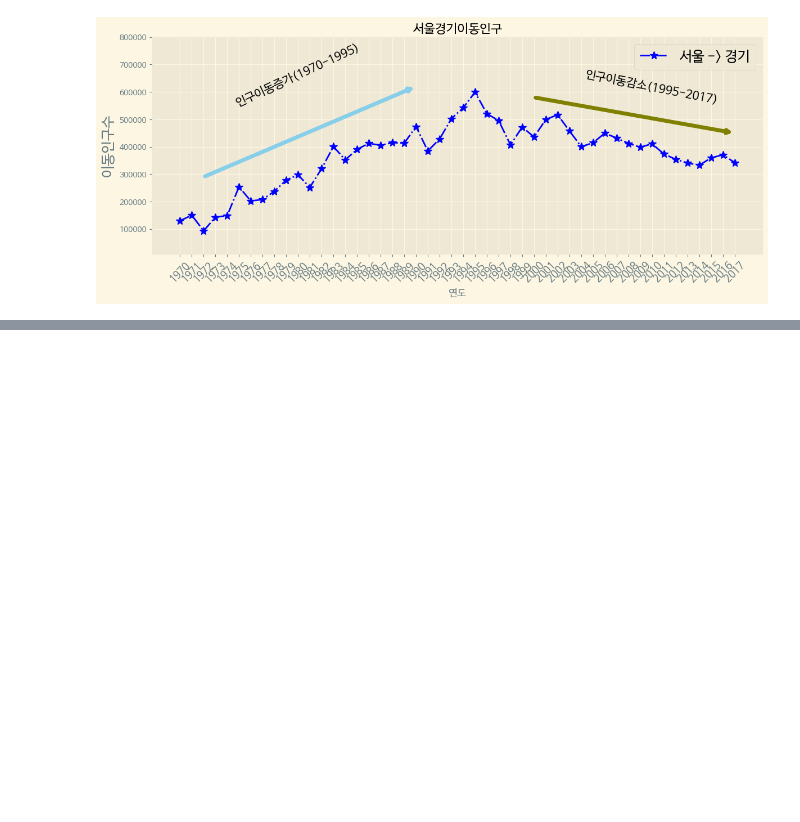
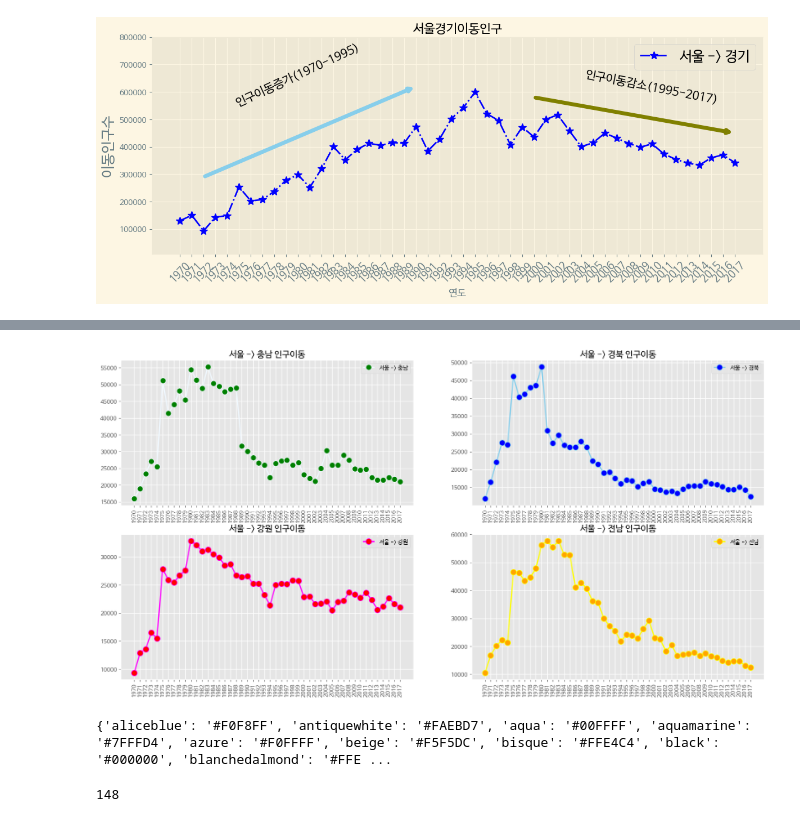
Before and after one commit to kyw801126/702_python, a Jupyter notebook: pandas_matplot_style231107.ipynb, the cells around one changed output, grey strips where cells are left out. Cells and saved outputs as stored; diff of their text form; code cells hidden in the pictures; blank space fills up the shorter version.

```diff
--- a/pandas_matplot_style231107.ipynb
+++ b/pandas_matplot_style231107.ipynb
@@ -168,0 +174,37 @@ plt.show()
+# %%
+import warnings
+warnings.filterwarnings("ignore")
+# 그래프 객체 생성
+plt.style.use('ggplot')
+fig = plt.figure(figsize=(20, 10))
+ax1 = fig.add_subplot(2, 2, 1)
+ax2 = fig.add_subplot(2, 2, 2)
+ax3 = fig.add_subplot(2, 2, 3)
+ax4 = fig.add_subplot(2, 2, 4)
+
+ax1.plot(col_years, df_2.loc['충청남도', :], marker='o', markerfacecolor='green',
+         markersize=10, color='#F0F8FF', linewidth=2, label='서울 -> 충남')
+ax2.plot(col_years, df_2.loc['경상북도', :], marker='o', markerfacecolor='blue',
+         markersize=10, color='skyblue', linewidth=2, label='서울 -> 경북')
+ax3.plot(col_years, df_2.loc['강원도', :], marker='o', markerfacecolor='red',
+         markersize=10, color='magenta', linewidth=2, label='서울 -> 강원')
+ax4.plot(col_years, df_2.loc['전라남도', :], marker='o', markerfacecolor='orange',
+         markersize=10, color='yellow', linewidth=2, label='서울 -> 전남')
+# 범례
+ax1.legend(loc='best')
+ax2.legend(loc='best')
+ax3.legend(loc='best')
+ax4.legend(loc='best')
+#제목
+ax1.set_title('서울 -> 충남 인구이동', size=15)
+ax2.set_title('서울 -> 경북 인구이동', size=15)
+ax3.set_title('서울 -> 강원 인구이동', size=15)
+ax4.set_title('서울 -> 전남 인구이동', size=15)
+# x축 연도 90도 회전
+ax1.set_xticklabels(col_years, rotation=90)
+ax2.set_xticklabels(col_years, rotation=90)
+ax3.set_xticklabels(col_years, rotation=90)
+ax4.set_xticklabels(col_years, rotation=90)
+plt.show() #변경사항 저장하고 그래프 출력
+# %% [output]
+[figure, added]
@@ -168,0 +217,6 @@ plt.show()
+# %%
+print(colors)
+len(colors)
+# %% [output]
+{'aliceblue': '#F0F8FF', 'antiquewhite': '#FAEBD7', 'aqua': '#00FFFF', 'aquamarine': '#7FFFD4', 'azure': '#F0FFFF', 'beige': '#F5F5DC', 'bisque': '#FFE4C4', 'black': '#000000', 'blanchedalmond': '#FFE ...
+148
```
Also changed, not shown: parts of 6 cells of this notebook.
